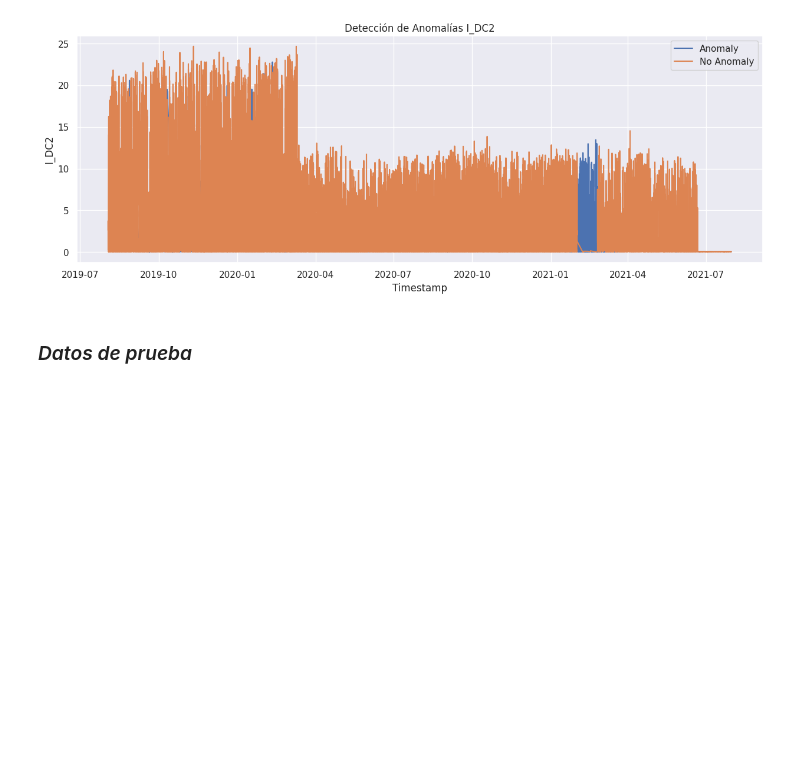
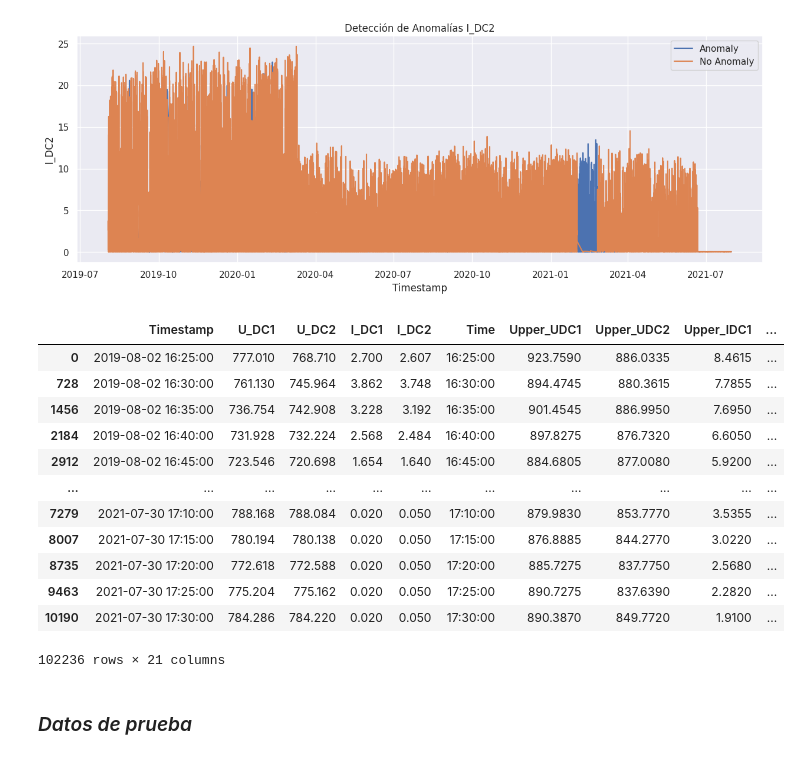
Before and after one commit to santyxd3000/Undergraduate-Project, a Jupyter notebook: UndergraduateProjectScript.ipynb, the cells around one changed output. Saved outputs shown, nothing was run; the diff lists cells and outputs as text; code cells hidden in the pictures; blank space fills up the shorter version.

```diff
--- a/UndergraduateProjectScript.ipynb
+++ b/UndergraduateProjectScript.ipynb
@@ -248,6 +285,22 @@ plt.legend(['Anomaly','No Anomaly'])
 # %% [output]
 <matplotlib.legend.Legend at 0x...>
 [figure]
+# %%
+merged_df_train
+# %% [output]
+|  | Timestamp | U_DC1 | U_DC2 | I_DC1 | I_DC2 | Time | Upper_UDC1 | Upper_UDC2 | Upper_IDC1 | ... |
+| 0 | 2019-08-02 16:25:00 | 777.010 | 768.710 | 2.700 | 2.607 | 16:25:00 | 923.7590 | 886.0335 | 8.4615 | ... |
+| 728 | 2019-08-02 16:30:00 | 761.130 | 745.964 | 3.862 | 3.748 | 16:30:00 | 894.4745 | 880.3615 | 7.7855 | ... |
+| 1456 | 2019-08-02 16:35:00 | 736.754 | 742.908 | 3.228 | 3.192 | 16:35:00 | 901.4545 | 886.9950 | 7.6950 | ... |
+| 2184 | 2019-08-02 16:40:00 | 731.928 | 732.224 | 2.568 | 2.484 | 16:40:00 | 897.8275 | 876.7320 | 6.6050 | ... |
+| 2912 | 2019-08-02 16:45:00 | 723.546 | 720.698 | 1.654 | 1.640 | 16:45:00 | 884.6805 | 877.0080 | 5.9200 | ... |
+| ... | ... | ... | ... | ... | ... | ... | ... | ... | ... | ... |
+| 7279 | 2021-07-30 17:10:00 | 788.168 | 788.084 | 0.020 | 0.050 | 17:10:00 | 879.9830 | 853.7770 | 3.5355 | ... |
+| 8007 | 2021-07-30 17:15:00 | 780.194 | 780.138 | 0.020 | 0.050 | 17:15:00 | 876.8885 | 844.2770 | 3.0220 | ... |
+| 8735 | 2021-07-30 17:20:00 | 772.618 | 772.588 | 0.020 | 0.050 | 17:20:00 | 885.7275 | 837.7750 | 2.5680 | ... |
+| 9463 | 2021-07-30 17:25:00 | 775.204 | 775.162 | 0.020 | 0.050 | 17:25:00 | 890.7275 | 837.6390 | 2.2820 | ... |
+| 10190 | 2021-07-30 17:30:00 | 784.286 | 784.220 | 0.020 | 0.050 | 17:30:00 | 890.3870 | 849.7720 | 1.9100 | ... |
+102236 rows × 21 columns
 # %% [markdown]
 ### *Datos de prueba*
 # %%
```
Also changed, not shown: parts of 30 cells of this notebook.
